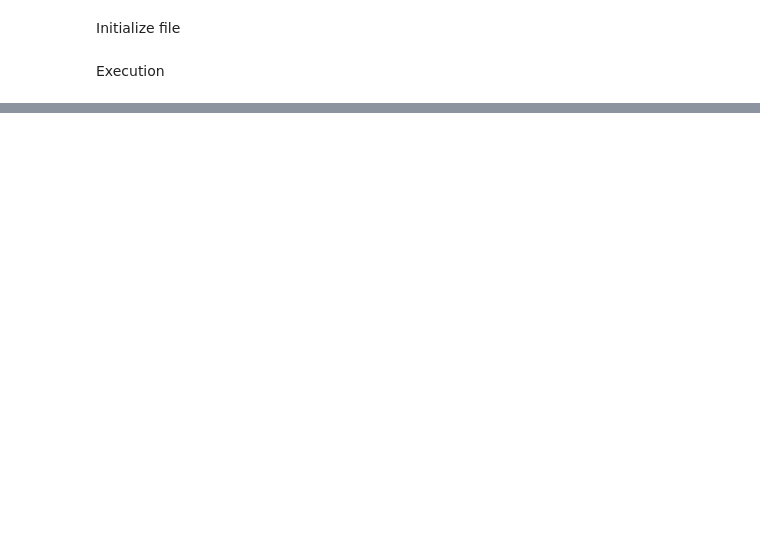
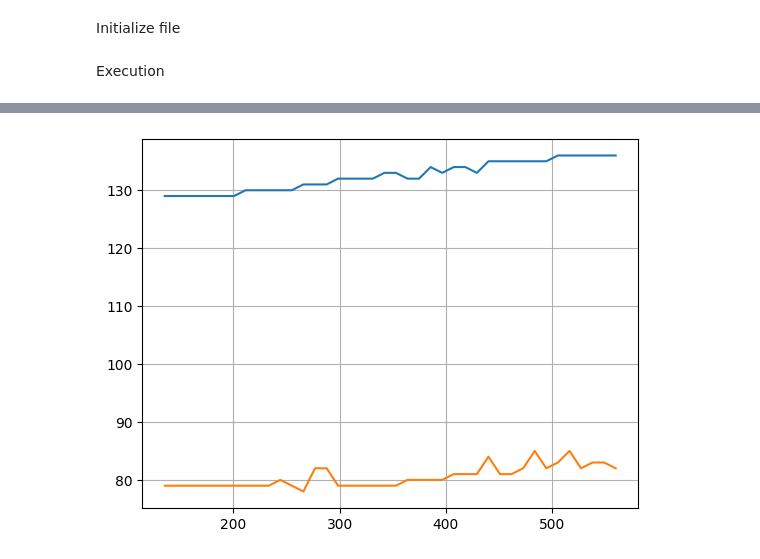
Before and after one commit to lnls-ids/cax-scripts, a Jupyter notebook: scripts/scan_caustic.ipynb, the cells around one changed output, grey strips where cells are left out. Cells and saved outputs as stored; diff of their text form; code cells hidden in the pictures; blank space fills up the shorter version.

```diff
--- a/scripts/scan_caustic.ipynb
+++ b/scripts/scan_caustic.ipynb
@@ -88,0 +223,11 @@ finished scan!ent 22/22: pos=140.0 mm
+# %%
+fwhmsx = [fwhm(causticx[:,i]) for i in range(causticx.shape[1])]
+fwhmsy = [fwhm(causticy[:,i]) for i in range(causticy.shape[1])]
+# %%
+plt.plot(zposes, fwhmsx, label='x')
+plt.plot(zposes, fwhmsy, label='y')
+plt.grid()
+# plt.legend()
+plt.show()
+# %% [output]
+[figure, added]
```
Also changed, not shown: parts of 23 cells of this notebook, 4 other files.
